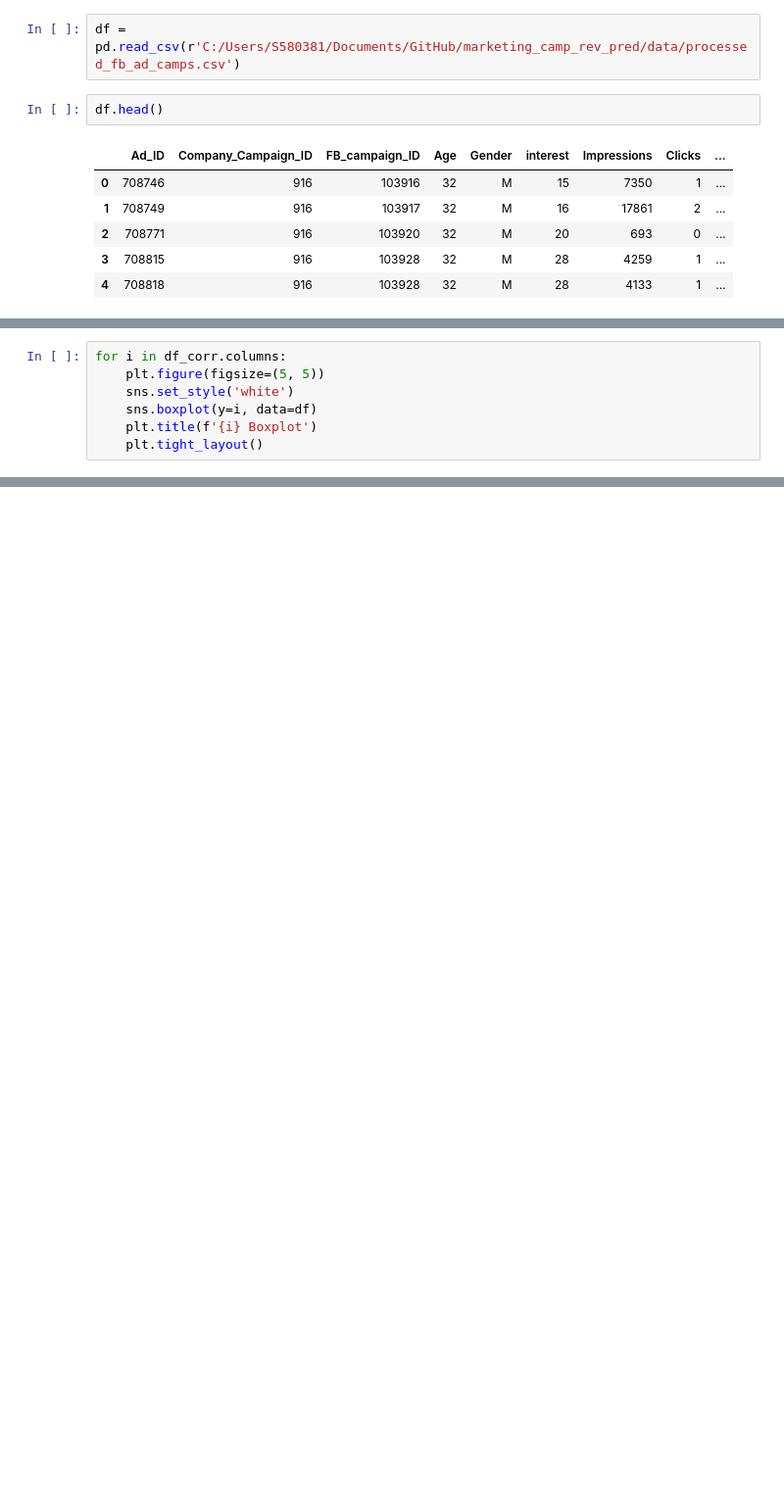
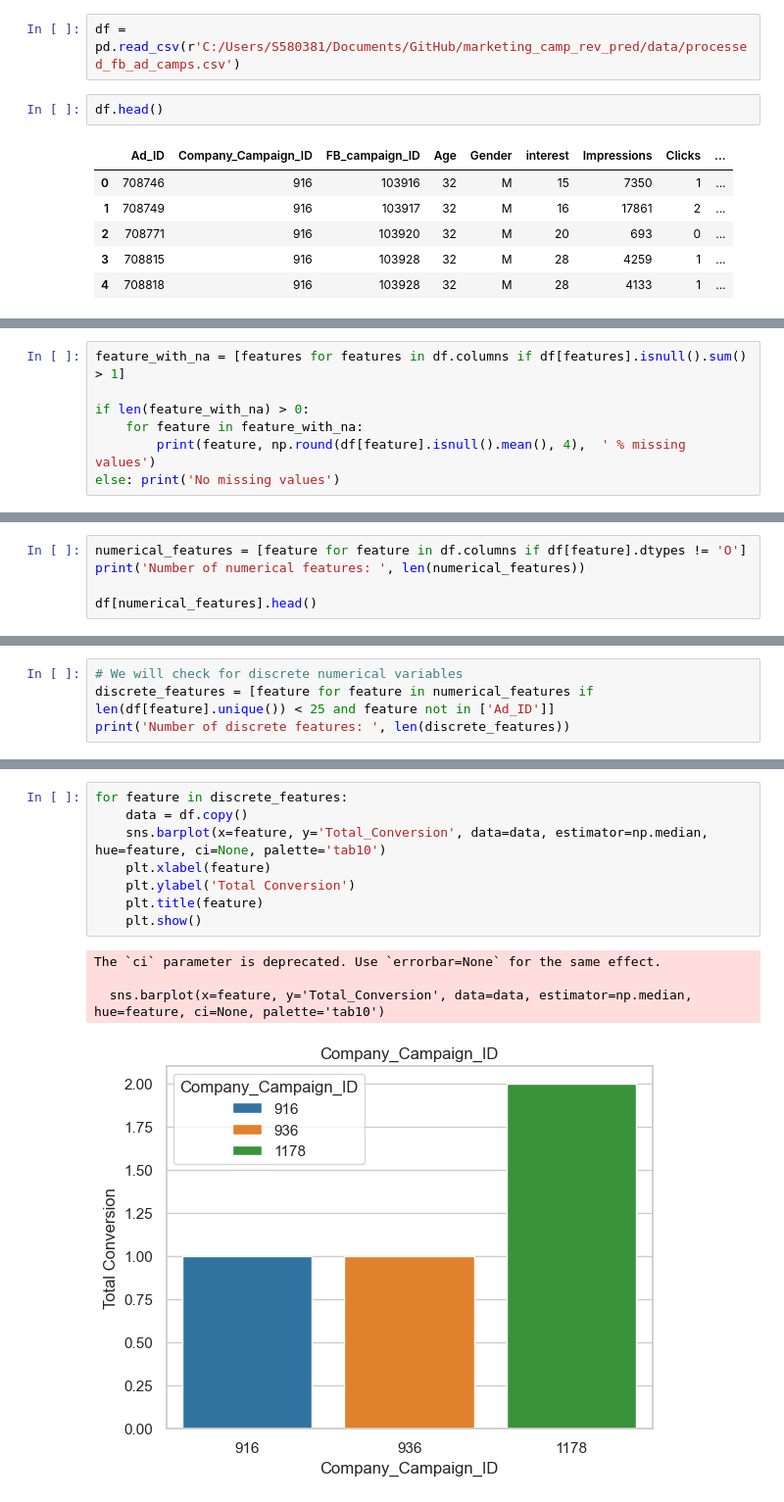
Before and after one commit to abdeloufir/marketing_camp_rev_pred, a Jupyter notebook: notebooks/data_eda.ipynb, the cells around one changed output, grey strips where cells are left out. Shown: that part at 98% size. Drawn from its saved outputs; the diff is of its cells as text; blank space fills up the shorter version.

Commit message:
Num values and distribution

```diff
--- a/notebooks/data_eda.ipynb
+++ b/notebooks/data_eda.ipynb
@@ -214,7 +16,0 @@ We check for outliers.
-# %%
-for i in df_corr.columns:
-    plt.figure(figsize=(5, 5))
-    sns.set_style('white')
-    sns.boxplot(y=i, data=df)
-    plt.title(f'{i} Boxplot')
-    plt.tight_layout()
@@ -231,0 +19,7 @@ for i in df_corr.columns:
+# %%
+feature_with_na = [features for features in df.columns if df[features].isnull().sum() > 1]
+
+if len(feature_with_na) > 0:
+    for feature in feature_with_na:
+        print(feature, np.round(df[feature].isnull().mean(), 4),  ' % missing values')
+else: print('No missing values')
@@ -231,0 +30,5 @@ for i in df_corr.columns:
+# %%
+numerical_features = [feature for feature in df.columns if df[feature].dtypes != 'O']
+print('Number of numerical features: ', len(numerical_features))
+
+df[numerical_features].head()
@@ -231,0 +45,4 @@ for i in df_corr.columns:
+# %%
+# We will check for discrete numerical variables
+discrete_features = [feature for feature in numerical_features if len(df[feature].unique()) < 25 and feature not in ['Ad_ID']]
+print('Number of discrete features: ', len(discrete_features))
@@ -231,0 +66,13 @@ for i in df_corr.columns:
+# %%
+for feature in discrete_features:
+    data = df.copy()
+    sns.barplot(x=feature, y='Total_Conversion', data=data, estimator=np.median, hue=feature, ci=None, palette='tab10')
+    plt.xlabel(feature)
+    plt.ylabel('Total Conversion')
+    plt.title(feature)
+    plt.show()
+# %% [output]
+The `ci` parameter is deprecated. Use `errorbar=None` for the same effect.
+
+  sns.barplot(x=feature, y='Total_Conversion', data=data, estimator=np.median, hue=feature, ci=None, palette='tab10')
+[figure, added]
```
Also changed, not shown: parts of 50 cells of this notebook.
